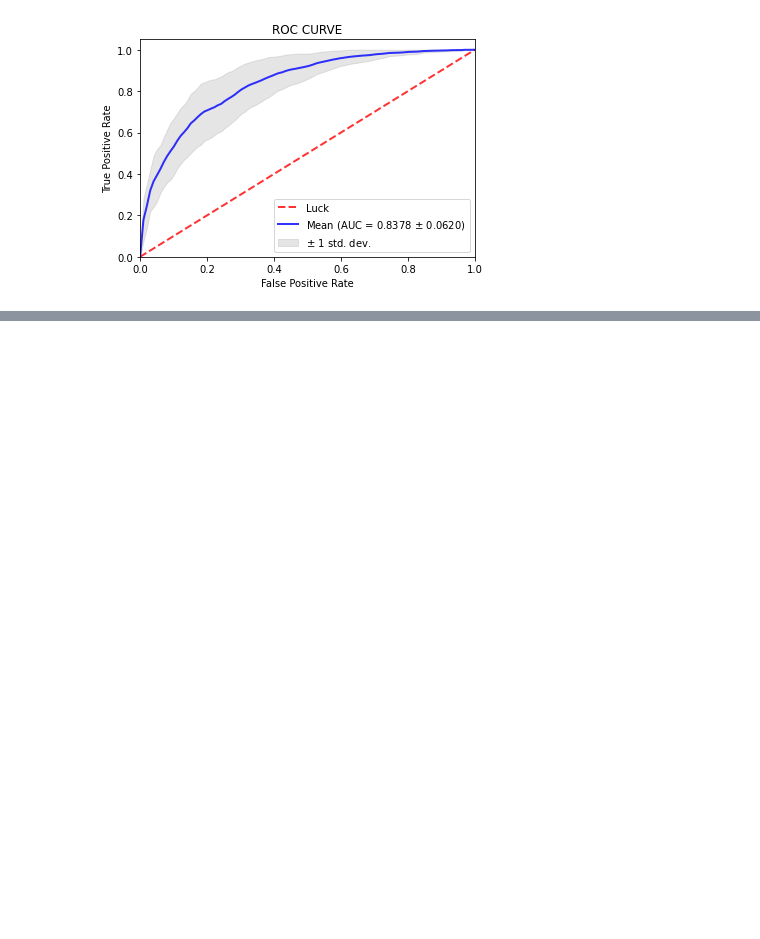
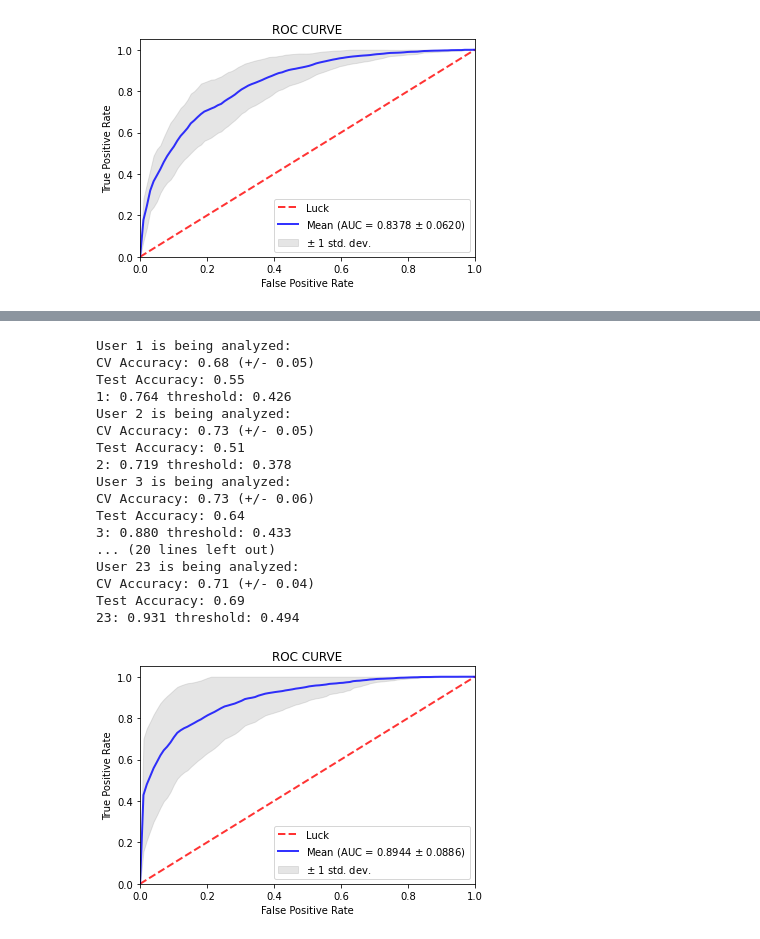
Before and after one commit to killzone10/mouse_dynamics, a Jupyter notebook: main.ipynb, the cells around one changed output, grey strips where cells are left out. Drawn from its saved outputs; the diff is of its cells as text; code cells hidden in the pictures; blank space fills up the shorter version.

```diff
--- a/main.ipynb
+++ b/main.ipynb
@@ -305,0 +354,43 @@ Test Accuracy: 0.59
+# %%
+shuffle = True
+fpr = {}
+tpr = {}
+roc_auc = {}
+for legalUser in users:
+    dataset = singapurAnalyser.createTrainingDataWithLabel(legalUser)
+    X = dataset[:, 0:-1]
+    y = dataset[:, -1]
+    X_train, X_validation, y_train, y_validation = singapurAnalyser.trainingTestSplit(X, y, TEST_SIZE, shuffle)
+    model = RFModel(dataset, users)
+    fpr[legalUser], tpr[legalUser], thr = model.evaluate(X_train, y_train, X_validation, y_validation, scale = True, user = legalUser)
+    threshold = -1
+    try:
+        eer = brentq(lambda x: 1. - x - interp1d(fpr[legalUser], tpr[legalUser])(x), 0., 1.) ## brentq znajdowanie 0 , interpid interpolacja
+        threshold = interp1d(fpr[legalUser], thr)(eer)
+
+    except (ZeroDivisionError, ValueError):
+        print("Division by zero")
+
+    roc_auc[legalUser] = auc(fpr[legalUser], tpr[legalUser])
+    print(f"{legalUser}: {roc_auc[legalUser]:.3f} threshold: {threshold:.3f}")
+
+plotROCs(fpr, tpr, roc_auc, users)
+# %% [output]
+User 1 is being analyzed:
+CV Accuracy: 0.68 (+/- 0.05)
+Test Accuracy: 0.55
+1: 0.764 threshold: 0.426
+User 2 is being analyzed:
+CV Accuracy: 0.73 (+/- 0.05)
+Test Accuracy: 0.51
+2: 0.719 threshold: 0.378
+User 3 is being analyzed:
+CV Accuracy: 0.73 (+/- 0.06)
+Test Accuracy: 0.64
+3: 0.880 threshold: 0.433
+... (20 lines left out)
+User 23 is being analyzed:
+CV Accuracy: 0.71 (+/- 0.04)
+Test Accuracy: 0.69
+23: 0.931 threshold: 0.494
+[figure, added]
```
Also changed, not shown: parts of 7 cells of this notebook, 4 other files.
